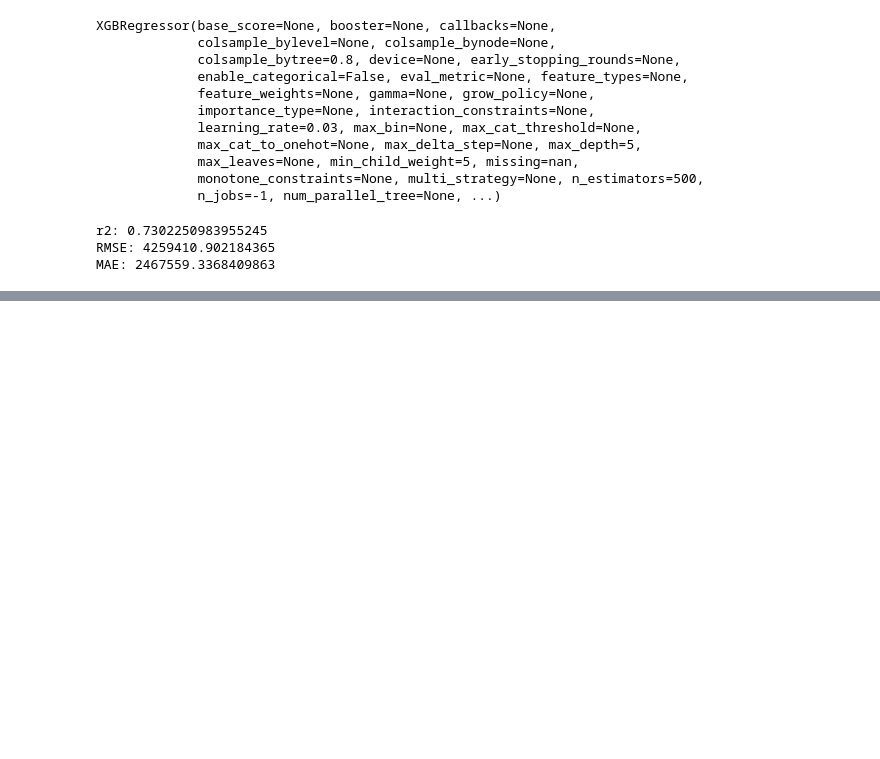
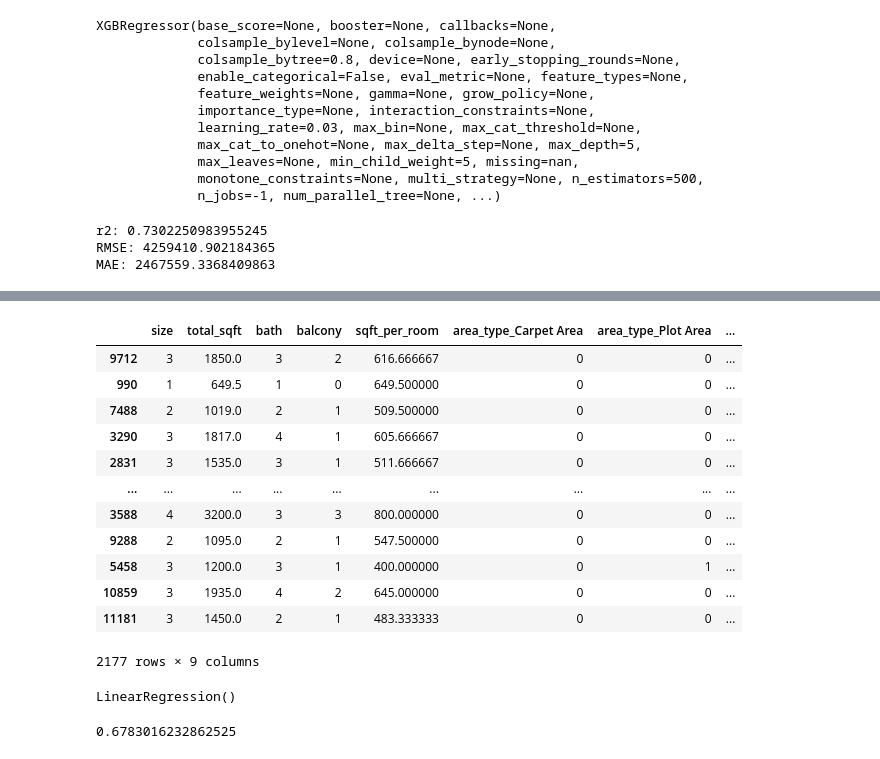
Before and after one commit to Rounak-T/House-Price-Prediction-System, a Jupyter notebook: bangalore_house_price.ipynb, the cells around one changed output, grey strips where cells are left out. Cells and saved outputs as stored; diff of their text form; code cells hidden in the pictures; blank space fills up the shorter version.

```diff
--- a/bangalore_house_price.ipynb
+++ b/bangalore_house_price.ipynb
@@ -947,0 +892,2 @@ Best Score: 0.7176383716956594
+# %%
+df2= pd.get_dummies(data= df2, columns= ['area_type'], drop_first= True, dtype= int)
@@ -947,0 +903,5 @@ Best Score: 0.7176383716956594
+# %%
+X2= df2.drop(columns= ['price', 'price_per_sqft'])
+Y2= df2['price']
+
+X2_train, X2_test, Y2_train, Y2_test = train_test_split(X2, Y2, test_size=0.20, random_state=42)
@@ -947,0 +930,4 @@ Best Score: 0.7176383716956594
+# %%
+temp= X2_train.join(Y2_train)
+
+price_per_location= temp.groupby('location')['price'].mean()
@@ -947,0 +944,20 @@ Best Score: 0.7176383716956594
+# %%
+X2_train['location_encoded'] = X2_train['location'].map(price_per_location)
+X2_test['location_encoded'] = X2_test['location'].map(price_per_location)
+# %%
+X2_train.drop(columns= ['location'], inplace= True)
+X2_test.drop(columns= ['location'], inplace= True)
+# %% [output]
+|  | size | total_sqft | bath | balcony | sqft_per_room | area_type_Carpet Area | area_type_Plot Area | ... |
+| 9712 | 3 | 1850.0 | 3 | 2 | 616.666667 | 0 | 0 | ... |
+| 990 | 1 | 649.5 | 1 | 0 | 649.500000 | 0 | 0 | ... |
+| 7488 | 2 | 1019.0 | 2 | 1 | 509.500000 | 0 | 0 | ... |
+| 3290 | 3 | 1817.0 | 4 | 1 | 605.666667 | 0 | 0 | ... |
+| 2831 | 3 | 1535.0 | 3 | 1 | 511.666667 | 0 | 0 | ... |
+| ... | ... | ... | ... | ... | ... | ... | ... | ... |
+| 3588 | 4 | 3200.0 | 3 | 3 | 800.000000 | 0 | 0 | ... |
+| 9288 | 2 | 1095.0 | 2 | 1 | 547.500000 | 0 | 0 | ... |
+| 5458 | 3 | 1200.0 | 3 | 1 | 400.000000 | 0 | 1 | ... |
+| 10859 | 3 | 1935.0 | 4 | 2 | 645.000000 | 0 | 0 | ... |
+| 11181 | 3 | 1450.0 | 2 | 1 | 483.333333 | 0 | 0 | ... |
+2177 rows × 9 columns
@@ -947,0 +970,6 @@ Best Score: 0.7176383716956594
+# %%
+LR_model_2_encoded= LinearRegression()
+
+LR_model_2_encoded.fit(X2_train_one_hot_encoding, Y2_train)
+# %% [output]
+LinearRegression()
@@ -947,0 +978,4 @@ Best Score: 0.7176383716956594
+# %%
+r2_score(Y2_test, LR_pred_2_encoded)
+# %% [output]
+0.6783016232862525
```
Also changed, not shown: parts of 36 cells of this notebook, 1 other file.
